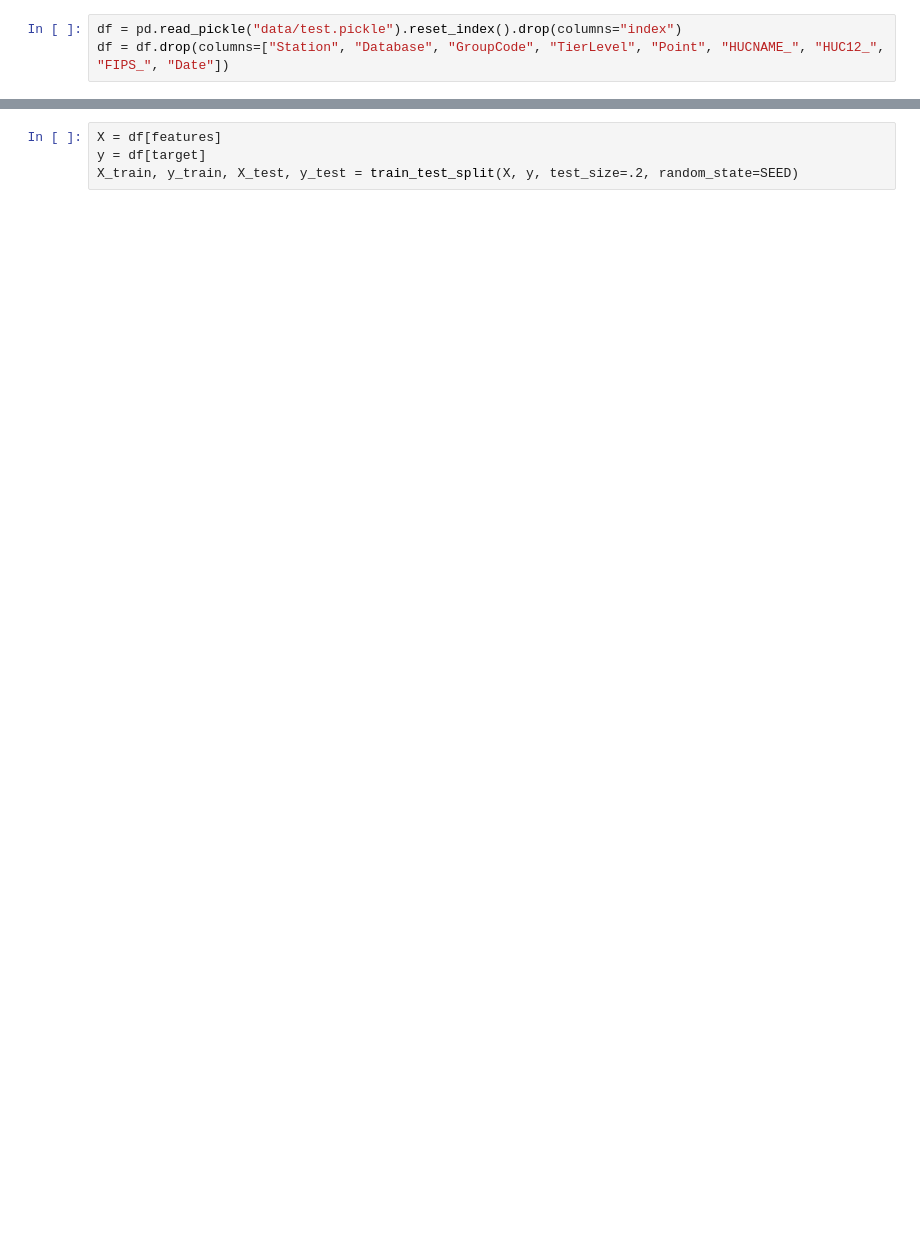
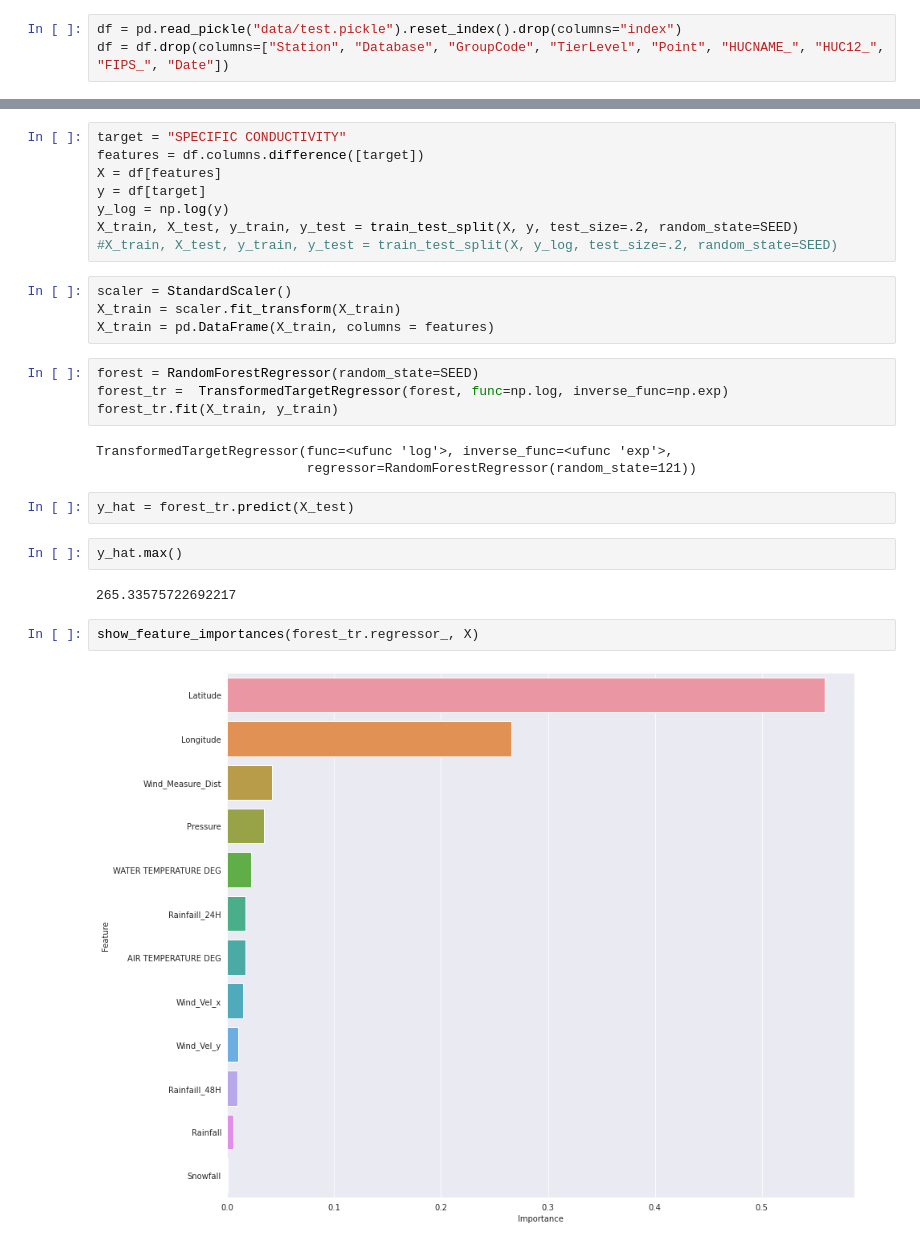
Before and after one commit to coreyryanhanson/hackthebay, a Jupyter notebook: modeling.ipynb, the cells around one changed output, grey strips where cells are left out. Cells and saved outputs as stored; diff of their text form; blank space fills up the shorter version.

```diff
--- a/modeling.ipynb
+++ b/modeling.ipynb
@@ -91,4 +57,29 @@ Goldfeld-Quandt:
 # %%
+target = "SPECIFIC CONDUCTIVITY"
+features = df.columns.difference([target])
 X = df[features]
 y = df[target]
-X_train, y_train, X_test, y_test = train_test_split(X, y, test_size=.2, random_state=SEED)
+y_log = np.log(y)
+X_train, X_test, y_train, y_test = train_test_split(X, y, test_size=.2, random_state=SEED)
+#X_train, X_test, y_train, y_test = train_test_split(X, y_log, test_size=.2, random_state=SEED)
+# %%
+scaler = StandardScaler()
+X_train = scaler.fit_transform(X_train)
+X_train = pd.DataFrame(X_train, columns = features)
+# %%
+forest = RandomForestRegressor(random_state=SEED)
+forest_tr =  TransformedTargetRegressor(forest, func=np.log, inverse_func=np.exp)
+forest_tr.fit(X_train, y_train)
+# %% [output]
+TransformedTargetRegressor(func=<ufunc 'log'>, inverse_func=<ufunc 'exp'>,
+                           regressor=RandomForestRegressor(random_state=121))
+# %%
+y_hat = forest_tr.predict(X_test)
+# %%
+y_hat.max()
+# %% [output]
+265.33575722692217
+# %%
+show_feature_importances(forest_tr.regressor_, X)
+# %% [output]
+[figure, added]
```
Also changed, not shown: parts of 9 cells of this notebook, 2 other files.
